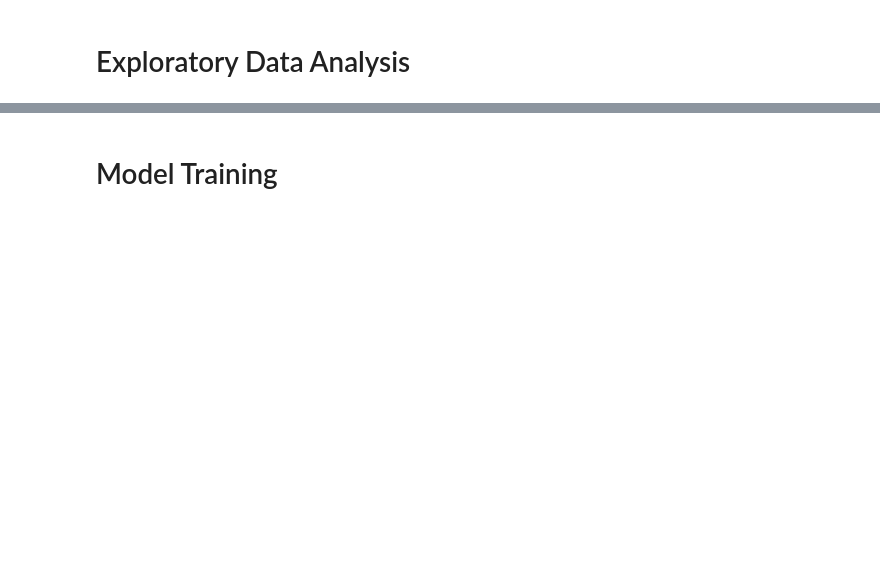
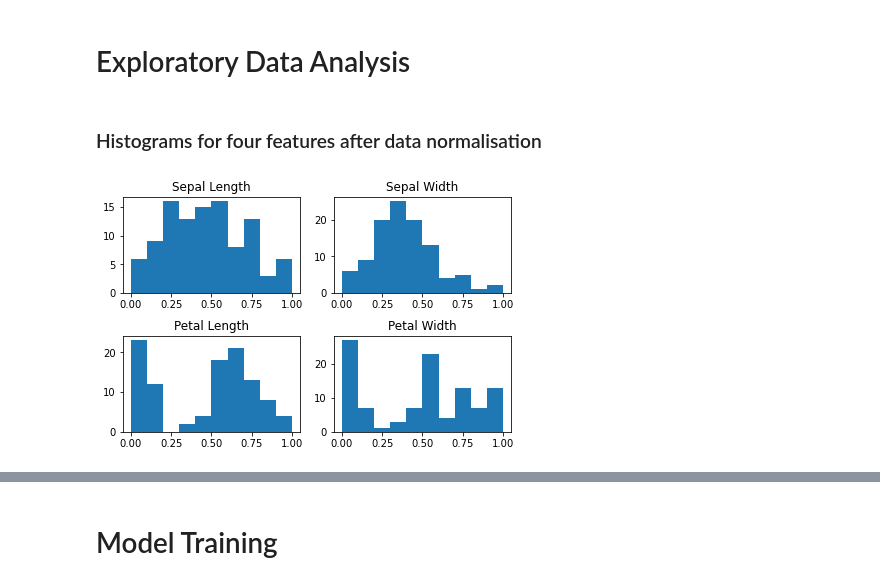
Before and after one commit to GDSC-MITADT-Hacktoberfest2021/Hacktoberfest2021, a Jupyter notebook: MLProjects/IrisClassifier/IrisClassifier.ipynb, the cells around one changed output, grey strips where cells are left out. Cells and saved outputs as stored; diff of their text form; code cells hidden in the pictures; blank space fills up the shorter version.

Commit message:
normalised data and explored patterns

```diff
--- a/MLProjects/IrisClassifier/IrisClassifier.ipynb
+++ b/MLProjects/IrisClassifier/IrisClassifier.ipynb
@@ -63,0 +65,9 @@ data.describe()
+# %%
+training, testing = train_test_split(data, test_size = 0.3, stratify = data['species'], random_state = 40)
+# %%
+#Normalize/Standardize data here
+train = training.iloc[:,:-1]
+target = training['species']
+scaler = MinMaxScaler()
+train.iloc[:,:] = scaler.fit_transform(train.iloc[:,:])
+train
@@ -64,2 +103,18 @@ data.describe()
 # %% [markdown]
 # Exploratory Data Analysis
+# %% [markdown]
+### Histograms for four features after data normalisation
+# %%
+no_of_bins = 10
+fig, axs = plt.subplots(2, 2)
+axs[0,0].hist(train['sepal_length'], bins = no_of_bins)
+axs[0,0].set_title('Sepal Length')
+axs[0,1].hist(train['sepal_width'], bins = no_of_bins)
+axs[0,1].set_title('Sepal Width')
+axs[1,0].hist(train['petal_length'], bins = no_of_bins)
+axs[1,0].set_title('Petal Length')
+axs[1,1].hist(train['petal_width'], bins = no_of_bins)
+axs[1,1].set_title('Petal Width')
+fig.tight_layout(pad=1.0)
+# %% [output]
+[figure, added]
```
Also changed, not shown: parts of 14 cells of this notebook, 1 other file.
